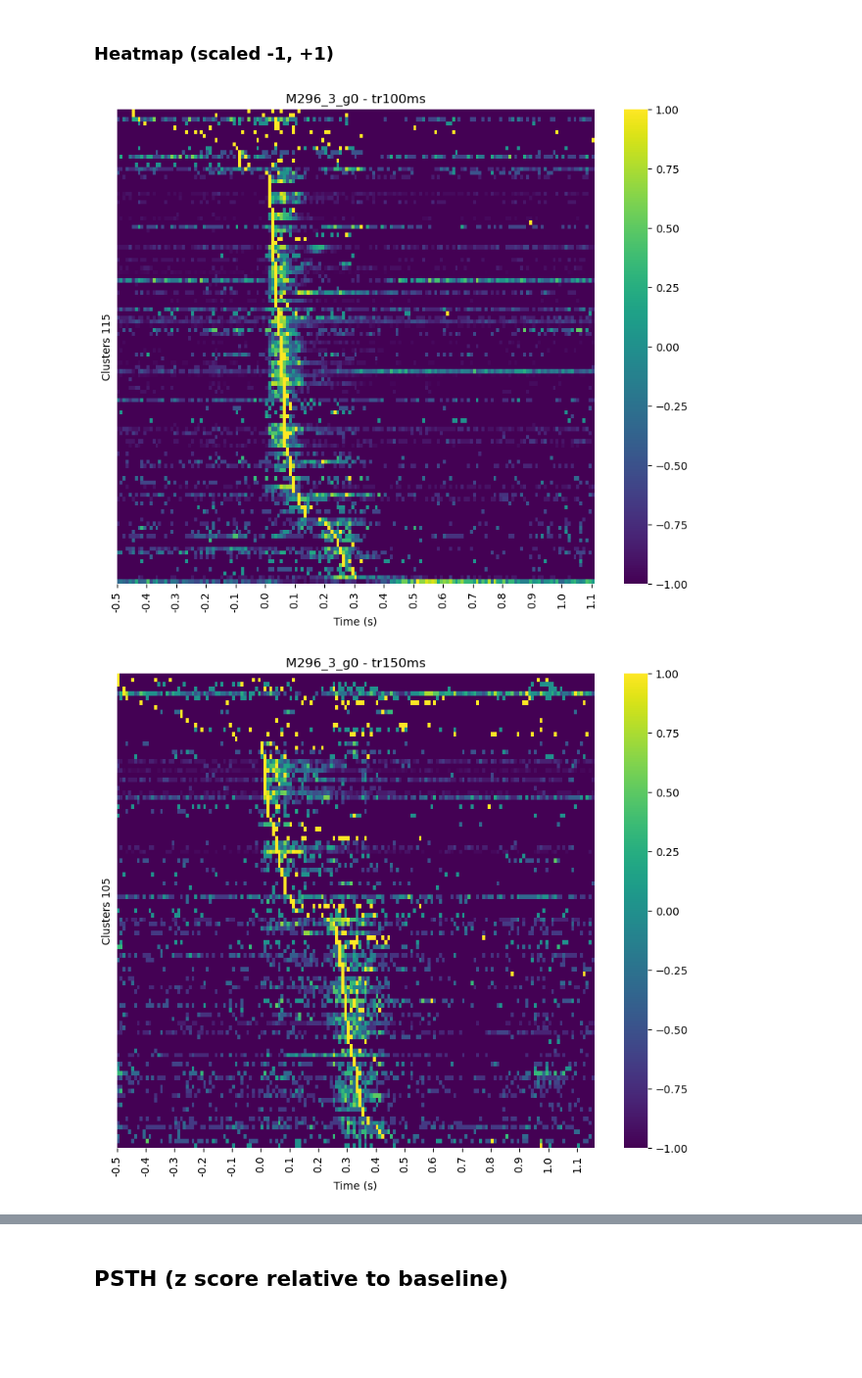
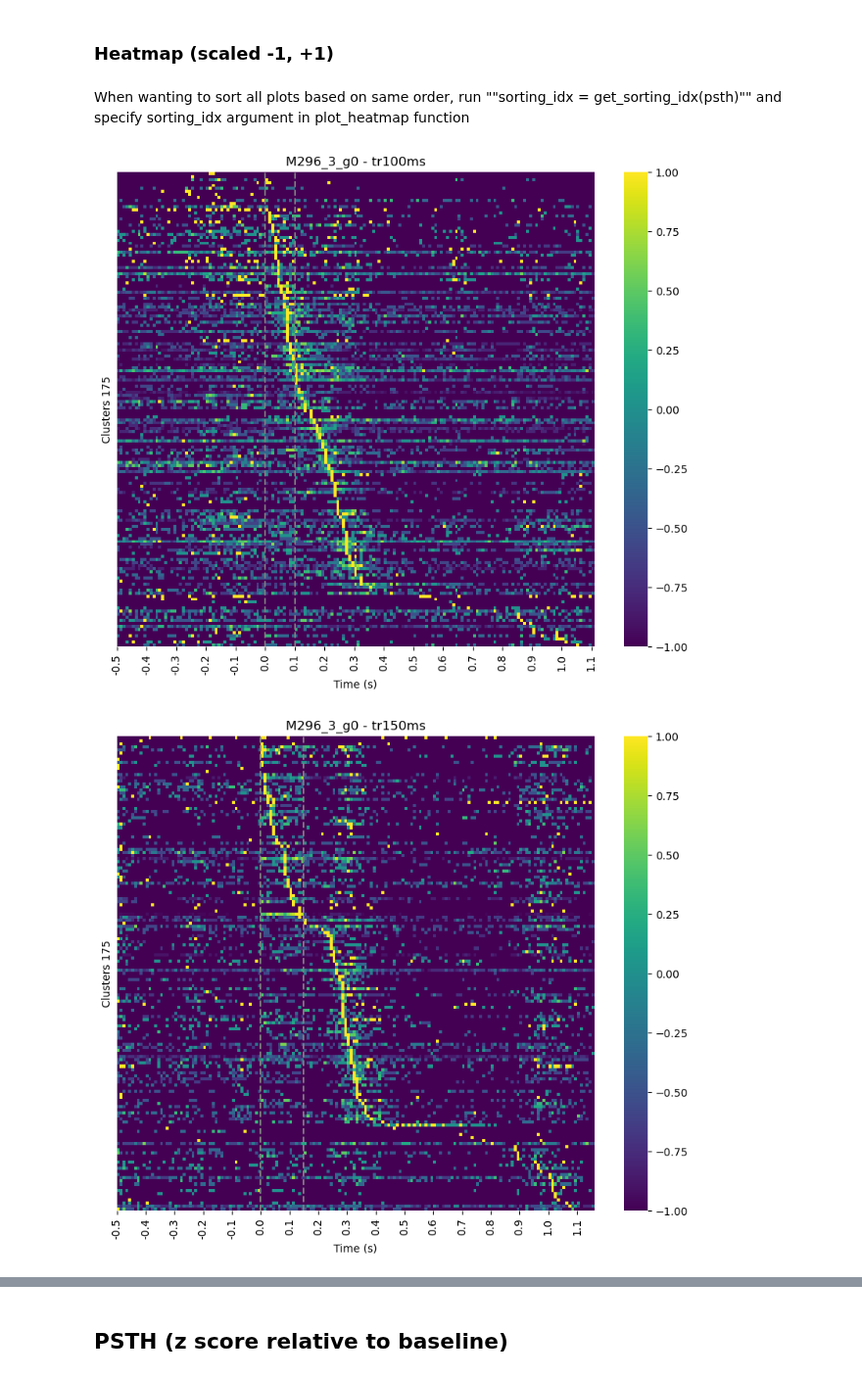
Before and after one commit to bladedcharleco/Npx_Analysis_Tools, a Jupyter notebook: Stim_pulses_psths.ipynb, the cells around one changed output, grey strips where cells are left out. Shown at 98% size. Drawn from its saved outputs; the diff is of its cells as text; code cells hidden in the pictures; blank space fills up the shorter version.

```diff
--- a/Stim_pulses_psths.ipynb
+++ b/Stim_pulses_psths.ipynb
@@ -171,18 +192,23 @@ stim_file_name = f"Stims_form_M296_3_updated.csv"
 stim_durations = {'tr100ms':0.1, 'tr150ms':0.15, 'tr1s':1, 'tr200ms':0.2, 'tr2s':2, 'tr400ms':0.4, 'tr4s':4, 'tr600ms':0.6, 'tr800ms':0.8}
 
 # Parameters of units to analyze
-unit_type = ["good", "mua"]
-roi = "hvc"
-cell_type = None
+unit_type = ["good", "mua"] # good, mua, noise
+roi = "auditory" # hvc, auditory, None
+cell_type = None # int, pn, None
 
 # Analysis parameters
-run_analysis = False
-save_data = False
-stims_type = 'stimpulse'
+run_analysis = True
+save_data = True
+stims_type = 'stimpulse' # stim_pulses, plbs
 
 #######################
 ## End of User Input ##
 #######################
+# %%
+# Fixed parameters
+pre_win = -.505 # Window before stimulus onset
+post_win = 1 # Window after stimulus onset
+bin_size = 0.01 # Bin size for spiking data
 # %% [markdown]
 ## Data analysis
 # %% [markdown]
@@ -297,11 +333,11 @@ if run_analysis:
         curr_stim = stims[idx]
         curr_stim_name = curr_stim_df['stim_name']
         curr_stim_dur = curr_stim_df['stim_dur']
-        spikes_window = [-.505, curr_stim_df['stim_dur'] + 1]
-        spikes_on = nap.compute_perievent(data=spikes, events=curr_stim, window=(spikes_window))
+        spikes_window = [pre_win, curr_stim_df['stim_dur'] + post_win]
+        spikes_on = nap.compute_perievent(data=spikes, events=curr_stim, window=(spikes_window)) # spikes_on keys are clusters and inside there is a tsGroup whose Index is trial number
 
         # Get spikes on baseline window
-        baseline_window = [spikes_window[0] - 0.5, 0] # Pynapple forces 2nd element to be positive []
+        baseline_window = [spikes_window[0] - 0.5, 0] # Pynapple forces 2nd element to be positive, so for now it must be 0 # 0.5 is baseline win length
         spikes_baseline = nap.compute_perievent(data=spikes, events=curr_stim, window=(baseline_window))
 
         # Restrict baseline time to desired window [needed when window is in negative values]
@@ -310,8 +346,7 @@ if run_analysis:
             spikes_baseline[cluster_id] = spikes_baseline[cluster_id].restrict(baseline_interval)
         print(f'Current stimulus: {curr_stim_name}, Number of clusters: {len(spikes_on.keys())}')
 
-        # Loop over clusters - Get fr, fr_baseline, zfr_th, zfr, fr_mean and scaled_fr [-1,1]
-        bin_size = 0.01
+        ## Loop over clusters - Get fr, fr_baseline, zfr_th, zfr, fr_mean and scaled_fr [-1,1]
         # Start dicts to keep data for each cluster wrapped - Keys in dicts are cluster number, and each cell is a tsd
         fr_dict = {}
         scaled_fr_dict = {}
@@ -373,7 +408,8 @@ if run_analysis:
         # Add current psth groups with all associated clusters into a dict - keys are stim_names
         psth_bundle[curr_stim_name] = {'spikes_on': spikes_on, 'fr_psth': fr_psth, 'scaled_psth': scaled_psth,
             'zfr_th_psth': zfr_th_psth, 'zfr_psth': zfr_psth, 'recording':recording, 'stim_name':curr_stim_name,
-            'stim_dur':curr_stim_dur, 'unit_type':unit_type, 'roi':roi, 'cell_type':cell_type}
+            'stim_dur':curr_stim_dur, 'unit_type':unit_type, 'roi':roi, 'cell_type':cell_type, 'pre_win':pre_win,
+            'post_win':post_win, 'bin_size':bin_size, 'clusters_info':np_clusters_info, 'stims_type':stims_type}
 
     # Save psth bundle
     if save_data:
@@ -404,19 +449,23 @@ Index in _psth variables is cluster number
 ## Plots
 # %% [markdown]
 ### Heatmap (scaled -1, +1)
+# %% [markdown]
+When wanting to sort all plots based on same order, run ""sorting_idx = get_sorting_idx(psth)"" and specify sorting_idx argument in plot_heatmap function
 # %%
 # Create folder to save plots
 heatmap_scaled_fpath = ks_folder / f"heatmap_scaled_{stims_type}"
 
 # Check if folder exists, otherwise create one
 heatmap_scaled_fpath.mkdir(exist_ok=True)
 
 # Loop over stims
 for curr_stim_name, curr_dict in psth_bundle.items():
     scaled_psth = curr_dict['scaled_psth']
+    # Build info_str
+    info_str_parts = [make_string(curr_dict['unit_type']), make_string(curr_dict['roi']), make_string(curr_dict['cell_type'])]
+    info_str = "_".join(p for p in info_str_parts if p is not None)
     # Plot rescaled heatmaps sorted by first max peak
-    plot_heatmap(curr_dict['scaled_psth'], curr_dict['recording'], curr_stim_name, curr_dict['stim_dur'], curr_dict['unit_type'],
-             curr_dict['roi'], curr_dict['cell_type'], exclude_zero_rows=True, save_path=heatmap_scaled_fpath)
+    plot_heatmap(scaled_psth, curr_dict['recording'], curr_stim_name, curr_dict['stim_dur'], info_str=info_str, sorting_idx=None, exclude_zero_rows=True, save_path=heatmap_scaled_fpath)
 # %% [output]
-[figure, old version]
+[figure, new version]
-[figure, old version]
+[figure, new version]
```
Also changed, not shown: parts of 7 cells of this notebook, 2 other files.
